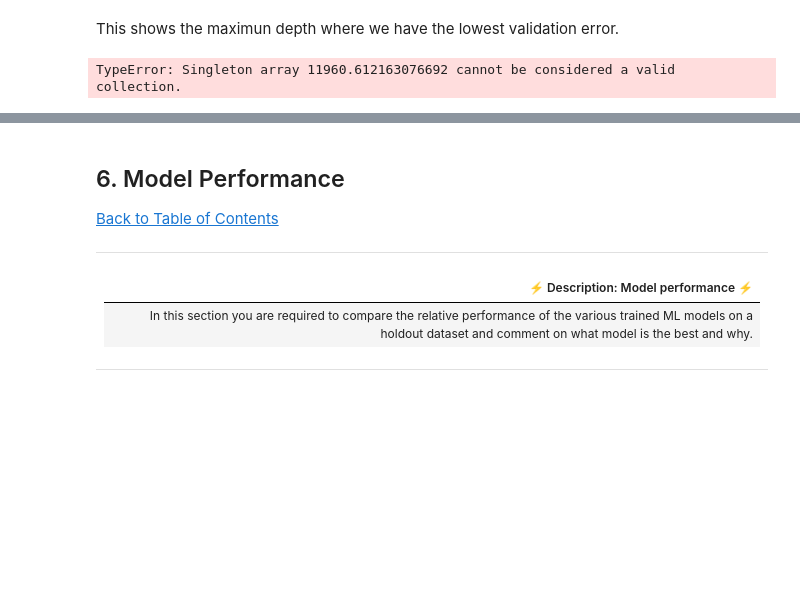
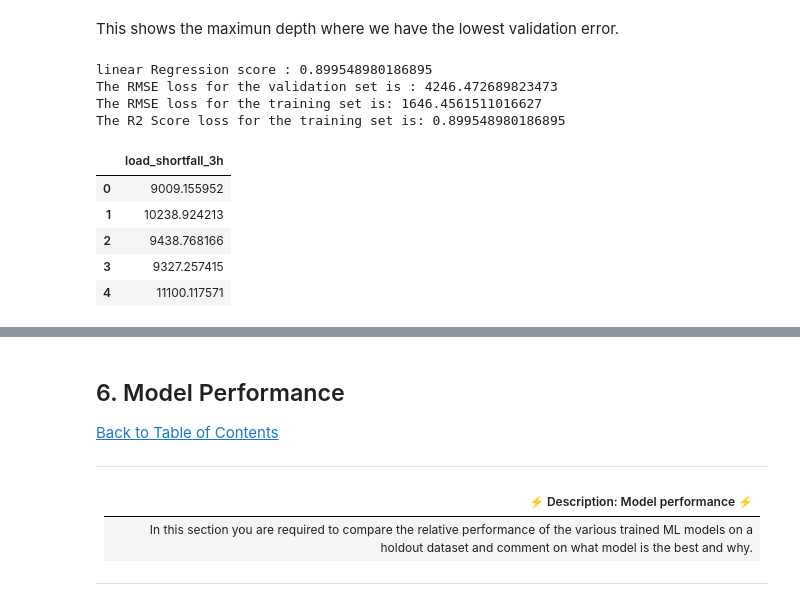
Before and after one commit to Emmantheo/Team-JM2-Starter-Notebook, a Jupyter notebook: starter-notebook.ipynb, the cells around one changed output, grey strips where cells are left out. Saved outputs shown, nothing was run; the diff lists cells and outputs as text; code cells hidden in the pictures; blank space fills up the shorter version.

```diff
--- a/starter-notebook.ipynb
+++ b/starter-notebook.ipynb
@@ -722,13 +722,33 @@ val_regr = regr.predict(val_df)
 train_regr = regr.predict(train_df)
 # %%
 regr_score = regr.score(train_df,train_target)
-val_regr = mean_squared_error(val_target,val_regr,squared=False)
-train_regr = mean_squared_error(train_target,train_regr,squared=False)
+val_regr_rmse = mean_squared_error(val_target,val_regr,squared=False)
+train_regr_rmse = mean_squared_error(train_target,train_regr,squared=False)
 train_r2_regr =r2_score(train_target,train_regr)
 
 print('linear Regression score :',regr_score)
-print('The RMSE loss for the validation set is :',val_regr)
-print('The RMSE loss for the training set is:',train_regr)
+print('The RMSE loss for the validation set is :',val_regr_rmse)
+print('The RMSE loss for the training set is:',train_regr_rmse)
 print('The R2 Score loss for the training set is:',train_r2_regr)
 # %% [output]
-TypeError: Singleton array 11960.612163076692 cannot be considered a valid collection.
+linear Regression score : 0.899548980186895
+The RMSE loss for the validation set is : 4246.472689823473
+The RMSE loss for the training set is: 1646.4561511016627
+The R2 Score loss for the training set is: 0.899548980186895
+# %%
+#Submission
+regr.fit(train_inputs,target)
+regr_preds = regr.predict(test_inputs)
+regr_loadfall_df = pd.DataFrame(regr_preds,columns=['load_shortfall_3h'])
+
+output = pd.DataFrame({'time':raw_test['time']})
+submission = output.join(regr_loadfall_df)
+submission.to_csv('submission.csv',index=False)
+regr_loadfall_df.head()
+# %% [output]
+|  | load_shortfall_3h |
+| 0 | 9009.155952 |
+| 1 | 10238.924213 |
+| 2 | 9438.768166 |
+| 3 | 9327.257415 |
+| 4 | 11100.117571 |
```
Also changed, not shown: parts of 1 cell of this notebook, 1 other file.
